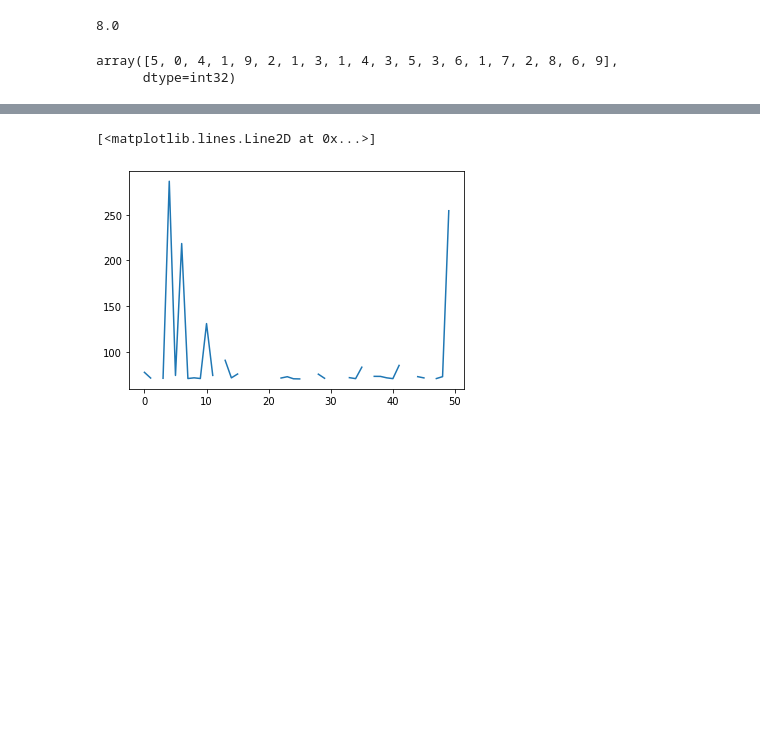
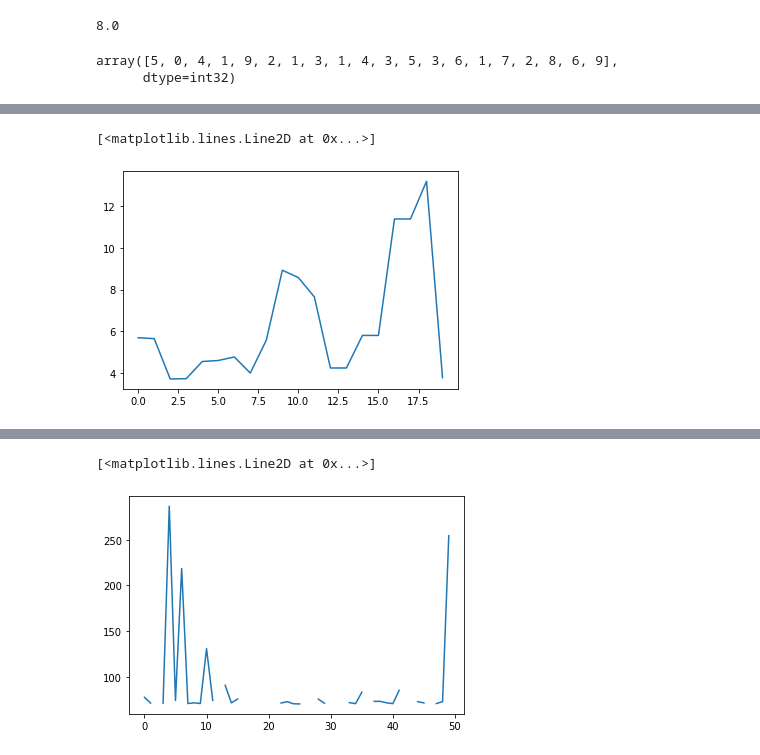
Before and after one commit to jonhilgart22/model-bias-experiments, a Jupyter notebook: notebooks/mnist_model_experiments.ipynb, the cells around one changed output, grey strips where cells are left out. Saved outputs shown, nothing was run; the diff lists cells and outputs as text; code cells hidden in the pictures; blank space fills up the shorter version.

```diff
--- a/notebooks/mnist_model_experiments.ipynb
+++ b/notebooks/mnist_model_experiments.ipynb
@@ -527,3 +535,8 @@ Generation 6 best loss = 4.310019331619881
 Updating architectures from generation 6
 total_augment_pct 0.93
 ... (28 outputs left out)
+# %%
+plt.plot(ALL_TOP_CLASS_LOSS)
+# %% [output]
+[<matplotlib.lines.Line2D at 0x...>]
+[figure, added]
```
Also changed, not shown: parts of 10 cells of this notebook.
